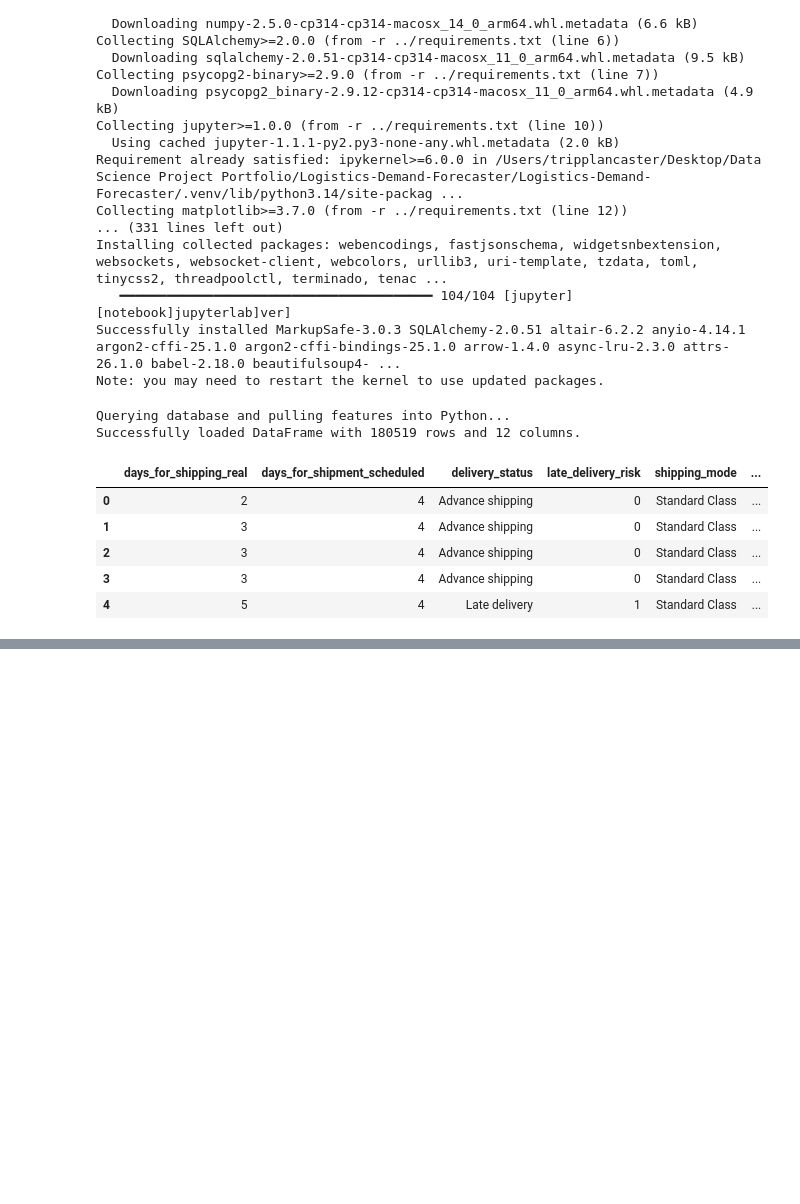
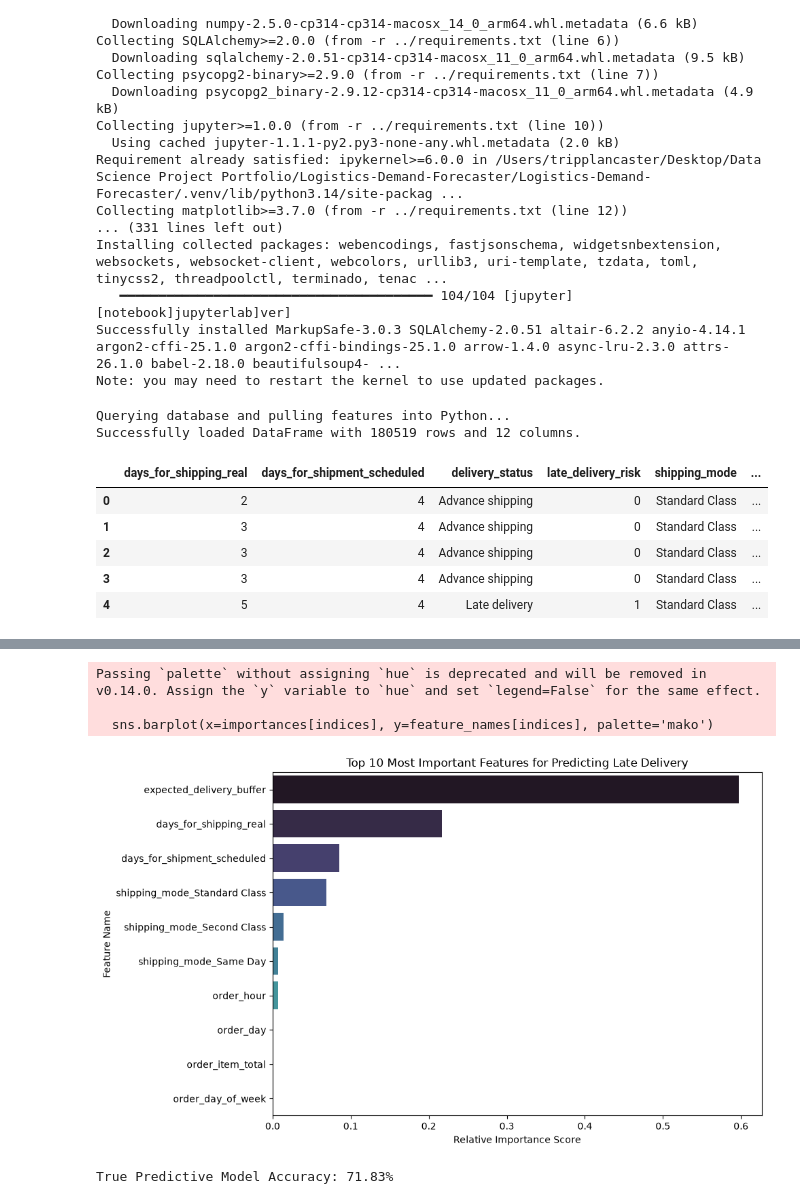
Before and after one commit to TrippLanc/Logistics-Demand-Forecaster, a Jupyter notebook: notebooks/eda_modeling.ipynb, the cells around one changed output, grey strips where cells are left out. Saved outputs shown, nothing was run; the diff lists cells and outputs as text; code cells hidden in the pictures; blank space fills up the shorter version.

Commit message:
Completed eda_modeling notebook and created models

```diff
--- a/notebooks/eda_modeling.ipynb
+++ b/notebooks/eda_modeling.ipynb
@@ -76,0 +106,10 @@ for table in ['customers', 'categories', 'products', 'orders', 'order_items', 'f
+# %%
+categorical_cols = ['shipping_mode', 'market', 'order_region']
+
+df_encoded = pd.get_dummies(df_cleaned, columns=categorical_cols, drop_first=True, dtype=int)
+
+df_encoded = df_encoded.drop(columns=['delivery_status'])
+
+print("Final Model Training Matrix Ready.")
+print(f"New Dimensions: {df_encoded.shape[0]} rows and {df_encoded.shape[1]} features.")
+df_encoded.head()
@@ -76,0 +178,39 @@ for table in ['customers', 'categories', 'products', 'orders', 'order_items', 'f
+# %%
+importances = model.feature_importances_
+feature_names = X.columns
+
+indices = np.argsort(importances)[::-1][:10]
+
+plt.figure(figsize=(10, 6))
+sns.barplot(x=importances[indices], y=feature_names[indices], palette='mako')
+plt.title('Top 10 Most Important Features for Predicting Late Delivery')
+plt.xlabel('Relative Importance Score')
+plt.ylabel('Feature Name')
+plt.tight_layout()
+plt.show()
+# %% [output]
+Passing `palette` without assigning `hue` is deprecated and will be removed in v0.14.0. Assign the `y` variable to `hue` and set `legend=False` for the same effect.
+
+  sns.barplot(x=importances[indices], y=feature_names[indices], palette='mako')
+[figure, added]
+# %%
+leakage_features = ['expected_delivery_buffer', 'days_for_shipping_real']
+X_predictive = X.drop(columns=leakage_features)
+
+X_train_p, X_test_p, y_train_p, y_test_p = train_test_split(
+    X_predictive, y, test_size=0.2, random_state=42, stratify=y
+)
+
+predictive_model = RandomForestClassifier(
+    n_estimators=100,
+    max_depth=10,
+    random_state=42,
+    n_jobs=1
+)
+
+predictive_model.fit(X_train_p, y_train_p)
+
+y_pred_p = predictive_model.predict(X_test_p)
+print(f"True Predictive Model Accuracy: {accuracy_score(y_test_p, y_pred_p) * 100:.2f}%")
+# %% [output]
+True Predictive Model Accuracy: 71.83%
```
Also changed, not shown: parts of 7 cells of this notebook, 1 other file.
